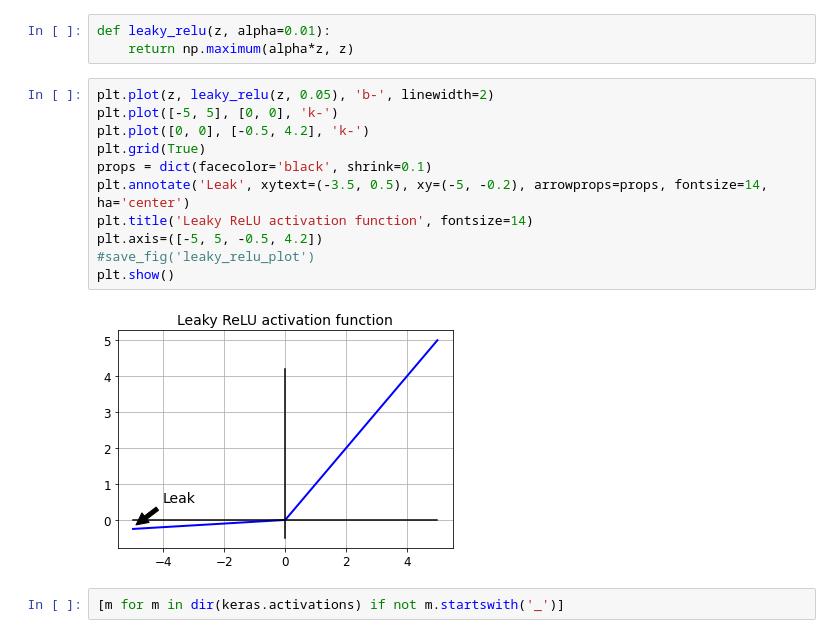
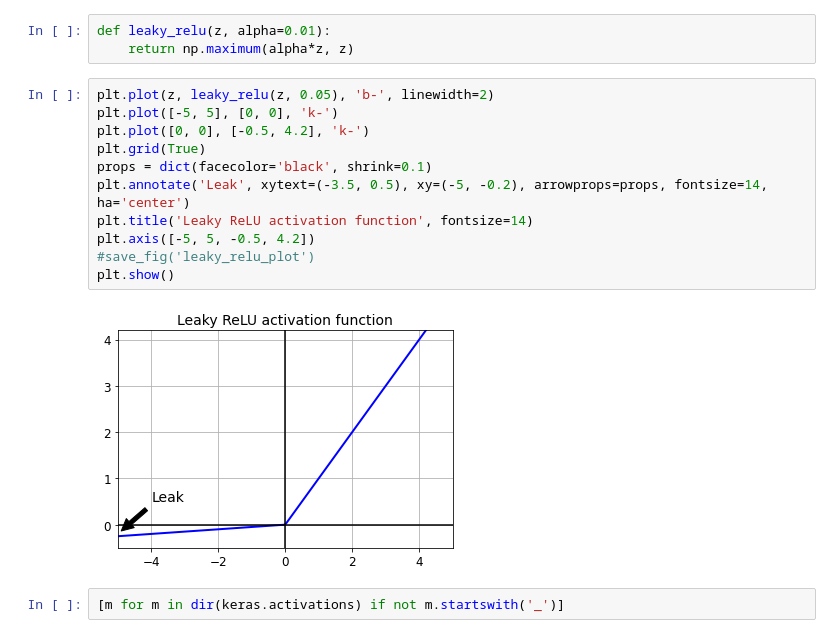
Before and after one commit to dongdong/tf-codes, a Jupyter notebook: HOML-codes/c11_training_deep_neural_networks.ipynb, the cells around one changed output. Drawn from its saved outputs; the diff is of its cells as text.

```diff
--- a/HOML-codes/c11_training_deep_neural_networks.ipynb
+++ b/HOML-codes/c11_training_deep_neural_networks.ipynb
@@ -102,16 +99,16 @@ def leaky_relu(z, alpha=0.01):
 # %%
 plt.plot(z, leaky_relu(z, 0.05), 'b-', linewidth=2)
 plt.plot([-5, 5], [0, 0], 'k-')
 plt.plot([0, 0], [-0.5, 4.2], 'k-')
 plt.grid(True)
 props = dict(facecolor='black', shrink=0.1)
 plt.annotate('Leak', xytext=(-3.5, 0.5), xy=(-5, -0.2), arrowprops=props, fontsize=14, ha='center')
 plt.title('Leaky ReLU activation function', fontsize=14)
-plt.axis=([-5, 5, -0.5, 4.2])
+plt.axis([-5, 5, -0.5, 4.2])
 #save_fig('leaky_relu_plot')
 plt.show()
 # %% [output]
-[figure, old version]
+[figure, new version]
 # %%
 [m for m in dir(keras.activations) if not m.startswith('_')]
 # %% [output]
```
Also changed, not shown: parts of 25 cells of this notebook, 1 other file.
